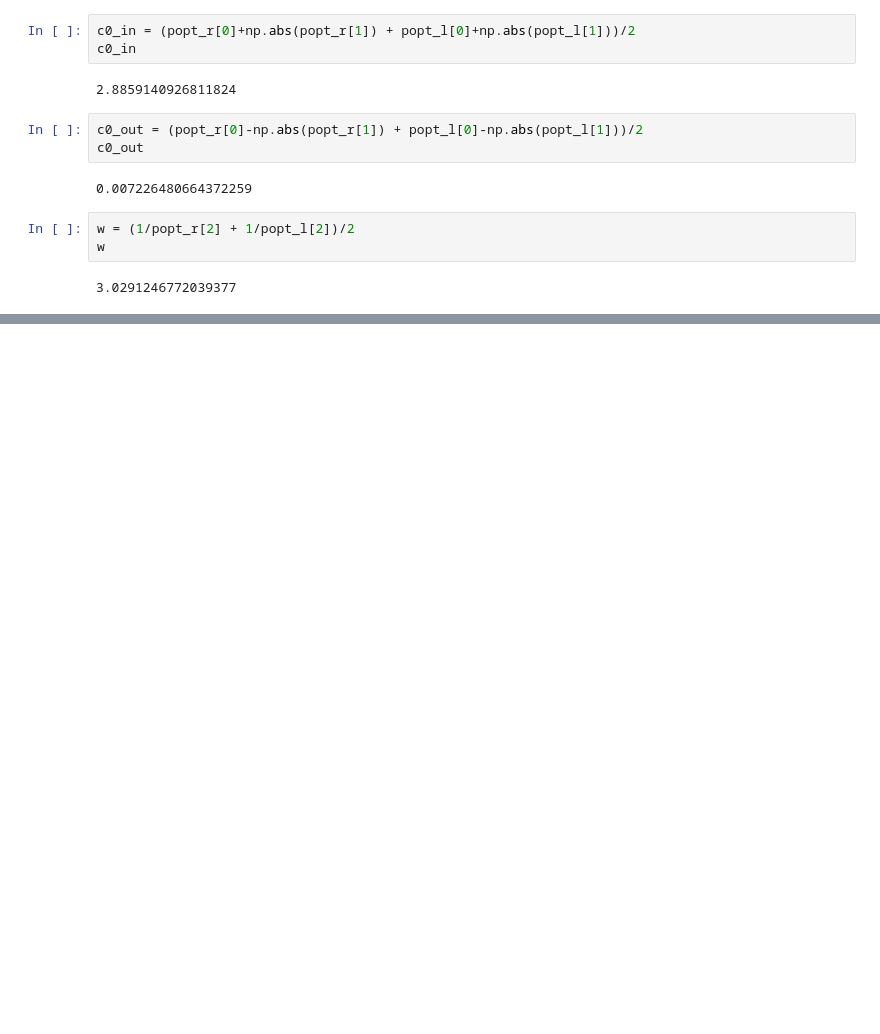
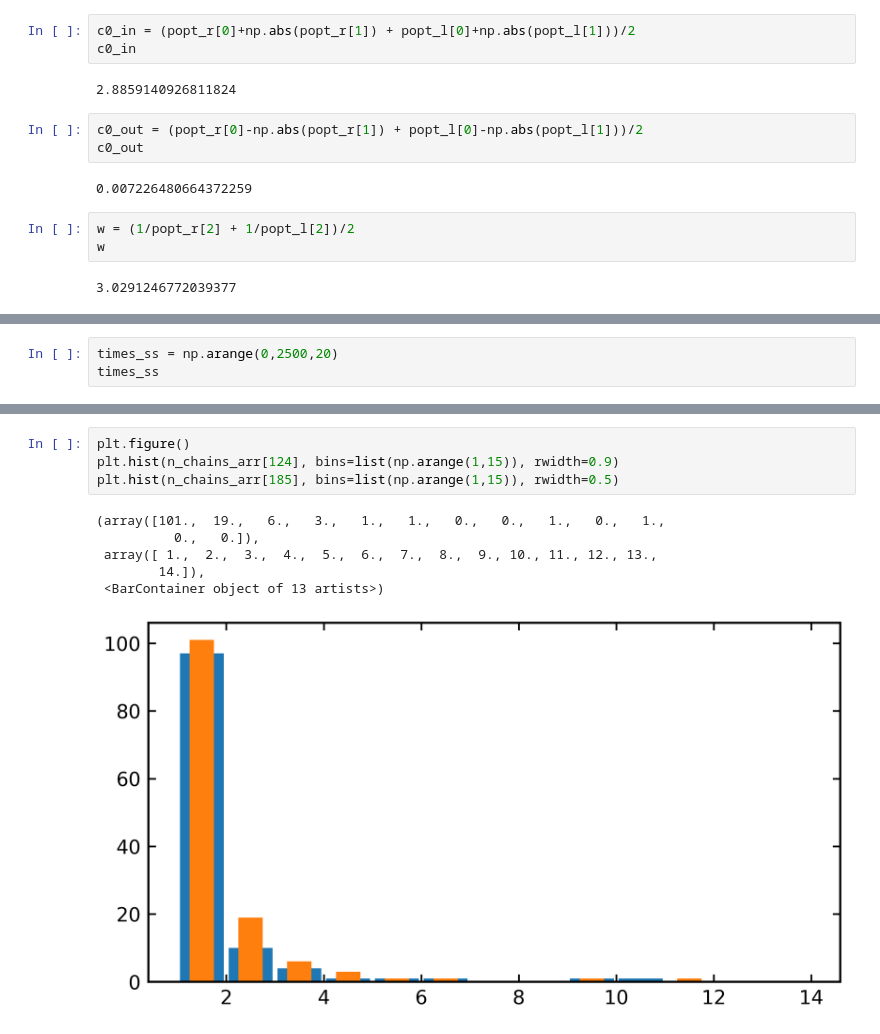
Before and after one commit to ezippo/HPA, a Jupyter notebook: active_droplets.ipynb, the cells around one changed output, grey strips where cells are left out. Saved outputs shown, nothing was run; the diff lists cells and outputs as text; blank space fills up the shorter version.

```diff
--- a/active_droplets.ipynb
+++ b/active_droplets.ipynb
@@ -227,0 +233,3 @@ w
+# %%
+times_ss = np.arange(0,2500,20)
+times_ss
@@ -227,0 +307,11 @@ w
+# %%
+plt.figure()
+plt.hist(n_chains_arr[124], bins=list(np.arange(1,15)), rwidth=0.9)
+plt.hist(n_chains_arr[185], bins=list(np.arange(1,15)), rwidth=0.5)
+# %% [output]
+(array([101.,  19.,   6.,   3.,   1.,   1.,   0.,   0.,   1.,   0.,   1.,
+          0.,   0.]),
+ array([ 1.,  2.,  3.,  4.,  5.,  6.,  7.,  8.,  9., 10., 11., 12., 13.,
+        14.]),
+ <BarContainer object of 13 artists>)
+[figure, added]
```
Also changed, not shown: parts of 13 cells of this notebook, 5 other files.
